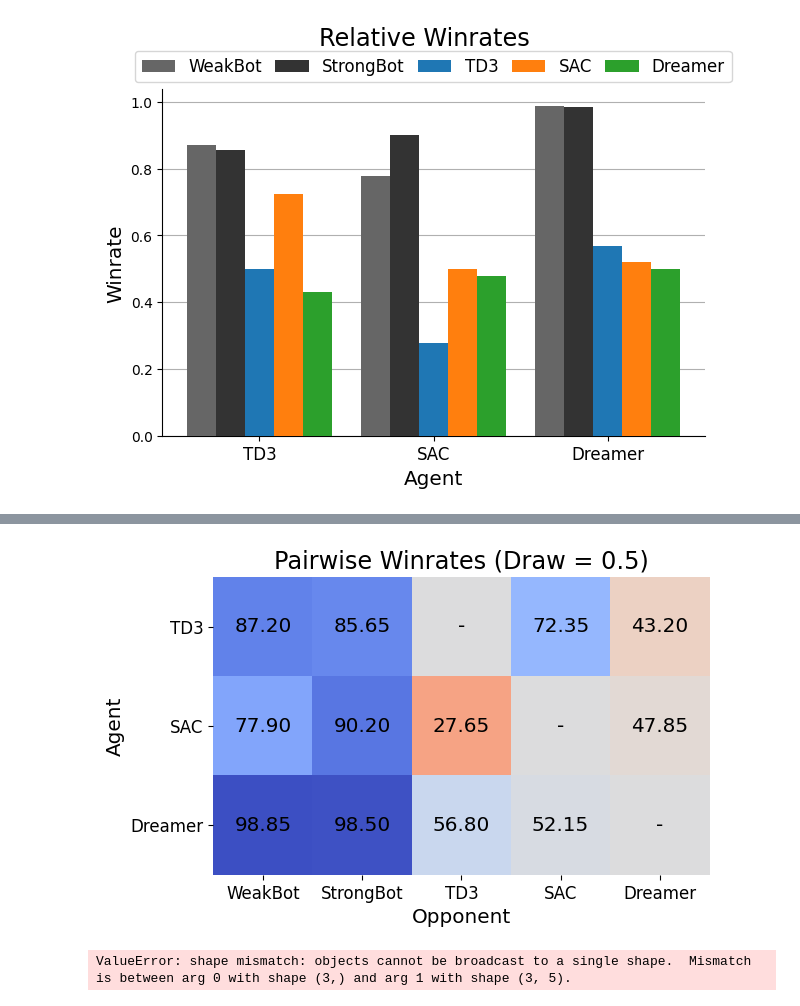
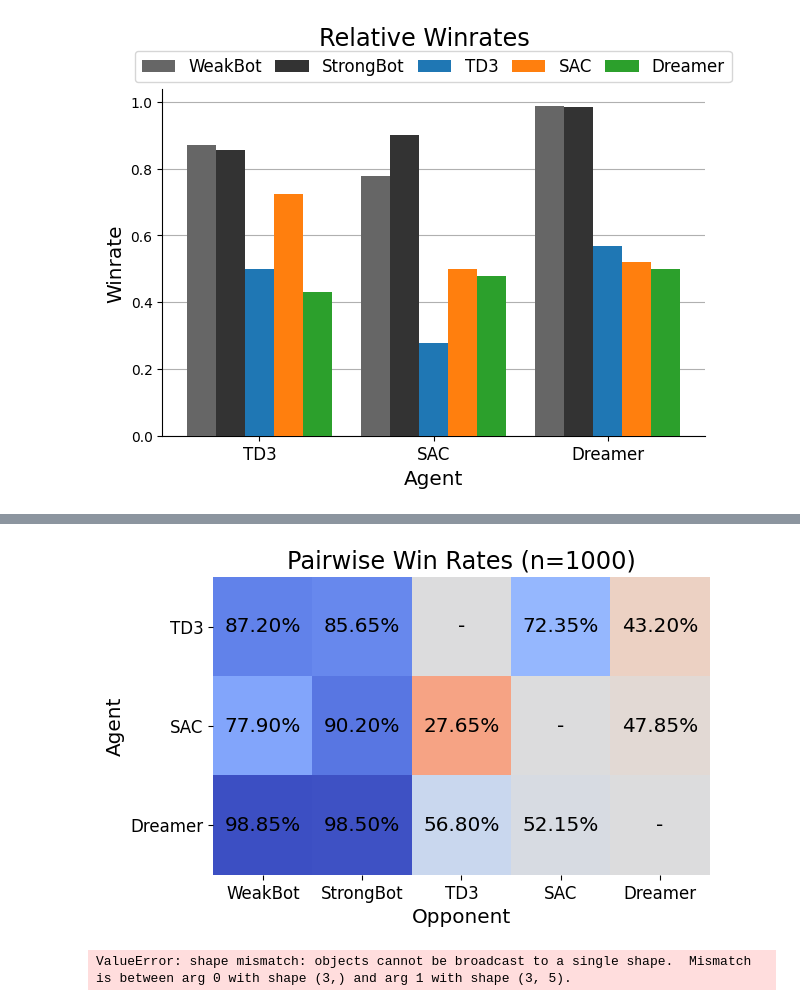
Before and after one commit to kluedemann/rl-project, a Jupyter notebook: checkpoint4/plot_winrates.ipynb, the cells around one changed output, grey strips where cells are left out. Cells and saved outputs as stored; diff of their text form; code cells hidden in the pictures.

Commit message:
Updated win rate matrix plot

```diff
--- a/checkpoint4/plot_winrates.ipynb
+++ b/checkpoint4/plot_winrates.ipynb
@@ -3,7 +3,7 @@ import matplotlib.pyplot as plt
 import pandas as pd
 import numpy as np
 # %%
-data = pd.read_csv("summary.csv")
+data = pd.read_csv("results/summary.csv")
 # %%
 data
 # %% [output]
@@ -80,22 +86,22 @@ matches_pivot.fillna(50)
 # %%
 plt.imshow(matches_pivot.fillna(50) / 100, cmap="coolwarm_r", vmin=0, vmax=1)
 plt.xticks(range(5), matches_pivot.columns, fontsize='large')
 plt.yticks(range(3), matches_pivot.index, fontsize='large')
 for i in range(len(matches_pivot.index)):
     for j in range(len(matches_pivot.columns)):
         if np.isnan(matches_pivot.iloc[i, j]):
             text_val = "-"
         else:
-            text_val = f"{matches_pivot.iloc[i, j]:.2f}"
+            text_val = f"{matches_pivot.iloc[i, j]:.2f}%"
         text = plt.text(j, i, text_val,
                        ha="center", va="center", color="black", fontsize='x-large')
-plt.title("Pairwise Winrates (Draw = 0.5)", fontsize='xx-large')
+plt.title("Pairwise Win Rates (n=1000)", fontsize='xx-large')
 plt.xlabel('Opponent', fontsize='x-large')
 plt.ylabel('Agent', fontsize='x-large')
 plt.gca().spines[['top', 'right', 'bottom', 'left']].set_visible(False)
 plt.savefig("winmatrix.png", dpi=200, bbox_inches="tight")
 # %% [output]
-[figure, old version]
+[figure, new version]
 # %%
 plt.bar(x = ["a", "b", "c"], height=np.arange(15).reshape(3, 5))
 # %% [output]
```
Also changed, not shown: parts of 1 cell of this notebook, 2 other files.
